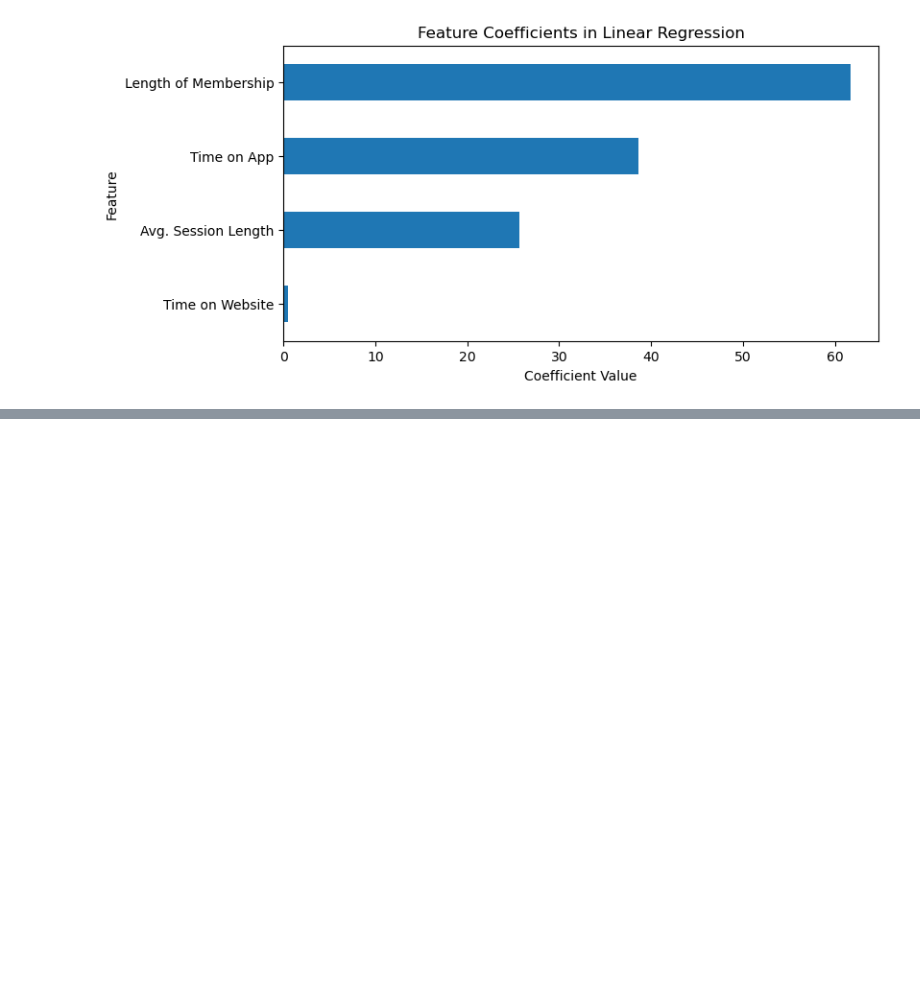
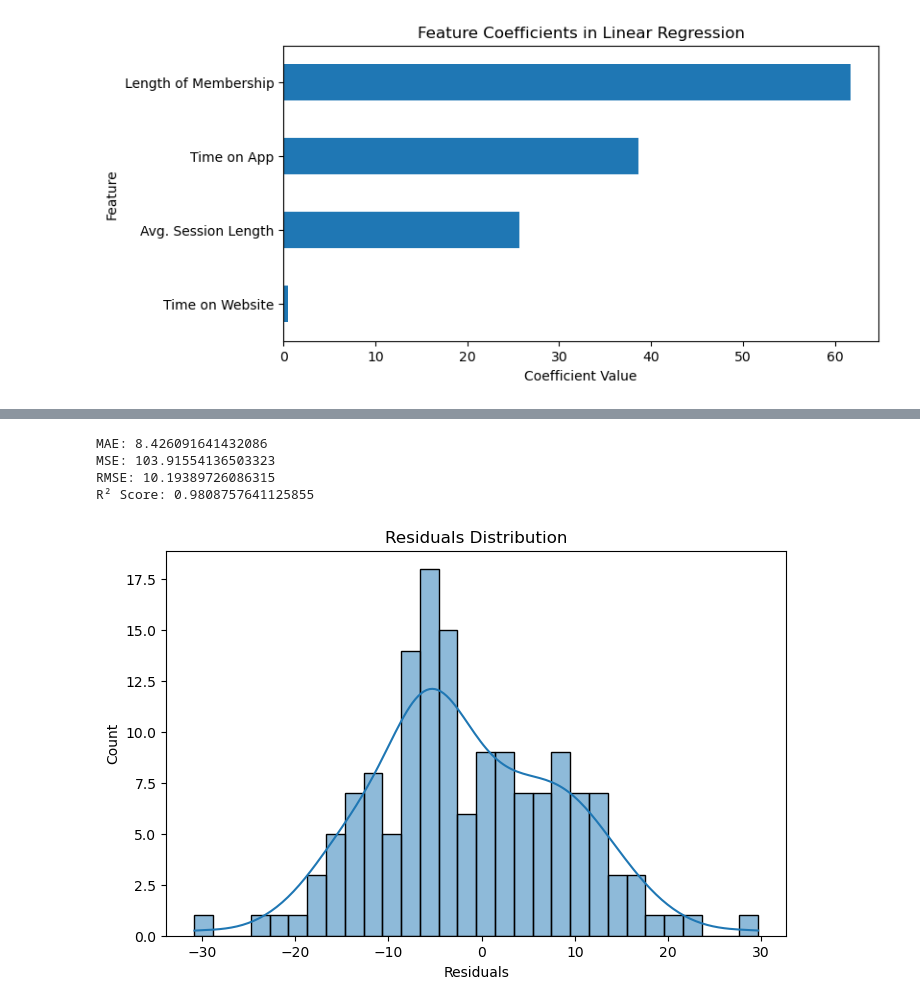
Before and after one commit to Rabby0501/ecommerce-analysis-research, a Jupyter notebook: Ecommercce_analysis_research.ipynb, the cells around one changed output, grey strips where cells are left out. Cells and saved outputs as stored; diff of their text form; code cells hidden in the pictures; blank space fills up the shorter version.

```diff
--- a/Ecommercce_analysis_research.ipynb
+++ b/Ecommercce_analysis_research.ipynb
@@ -149,0 +167,28 @@ NameError: name 'predictions' is not defined
+# %%
+# step 7 Evaluating the Model
+
+print('MAE:', metrics.mean_absolute_error(y_test, predictions))
+print('MSE:', metrics.mean_squared_error(y_test, predictions))
+print('RMSE:', np.sqrt(metrics.mean_squared_error(y_test, predictions)))
+print('R² Score:', metrics.r2_score(y_test, predictions))
+# %% [output]
+MAE: 8.426091641432086
+MSE: 103.91554136503323
+RMSE: 10.19389726086315
+R² Score: 0.9808757641125855
+# %%
+# step 8 Residuals
+results = pd.DataFrame({
+    'Actual': y_test,
+    'Predicted': predictions,
+    'Residual': y_test - predictions
+})
+
+
+plt.figure(figsize=(8,5))
+sns.histplot(results['Residual'], kde=True, bins=30)
+plt.title("Residuals Distribution")
+plt.xlabel("Residuals")
+plt.show()
+# %% [output]
+[figure, added]
```
Also changed, not shown: parts of 5 cells of this notebook.
